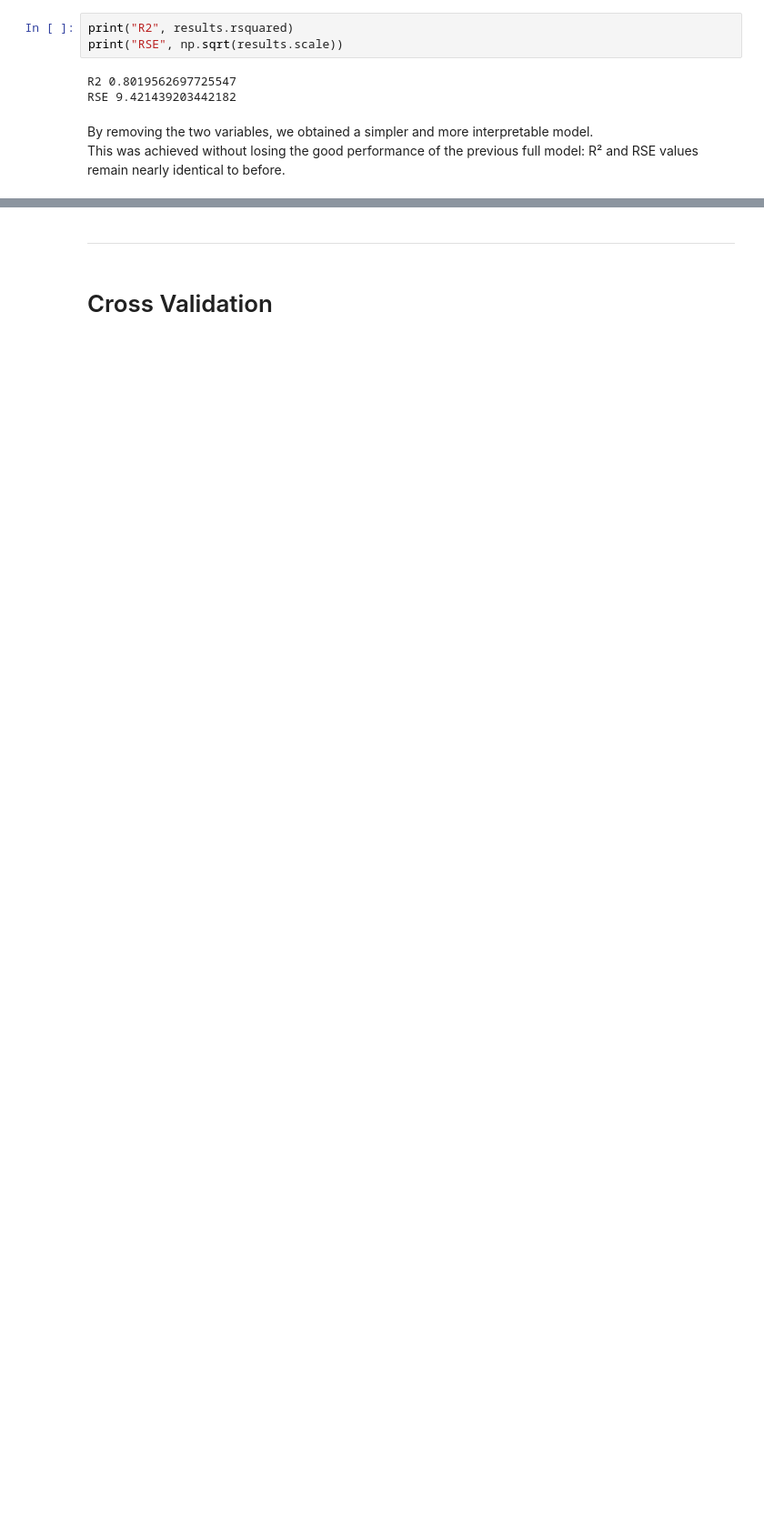
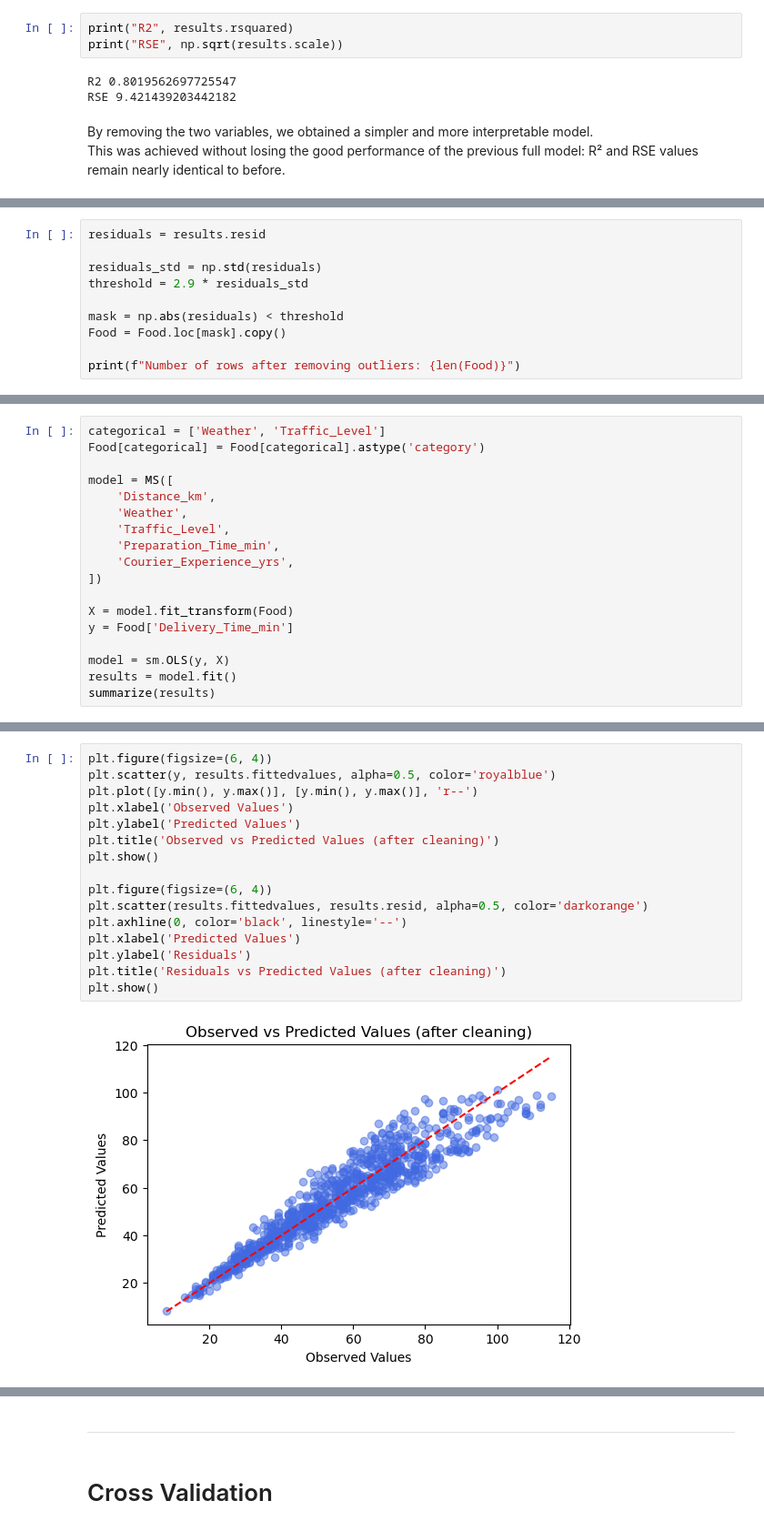
Before and after one commit to DanieleGotti/Food_Delivery_Time_Prediction, a Jupyter notebook: Food_delivery_analisis.ipynb, the cells around one changed output, grey strips where cells are left out. Shown at 91% size. Saved outputs shown, nothing was run; the diff lists cells and outputs as text; blank space fills up the shorter version.

```diff
--- a/Food_delivery_analisis.ipynb
+++ b/Food_delivery_analisis.ipynb
@@ -708,0 +728,10 @@ plt.show()
+# %%
+residuals = results.resid
+
+residuals_std = np.std(residuals)
+threshold = 2.9 * residuals_std
+
+mask = np.abs(residuals) < threshold
+Food = Food.loc[mask].copy()
+
+print(f"Number of rows after removing outliers: {len(Food)}")
@@ -708,0 +740,18 @@ plt.show()
+# %%
+categorical = ['Weather', 'Traffic_Level']
+Food[categorical] = Food[categorical].astype('category')
+
+model = MS([
+    'Distance_km',
+    'Weather',
+    'Traffic_Level',
+    'Preparation_Time_min',
+    'Courier_Experience_yrs',
+])
+
+X = model.fit_transform(Food)
+y = Food['Delivery_Time_min']
+
+model = sm.OLS(y, X)
+results = model.fit()
+summarize(results)
@@ -708,0 +780,18 @@ plt.show()
+# %%
+plt.figure(figsize=(6, 4))
+plt.scatter(y, results.fittedvalues, alpha=0.5, color='royalblue')
+plt.plot([y.min(), y.max()], [y.min(), y.max()], 'r--')
+plt.xlabel('Observed Values')
+plt.ylabel('Predicted Values')
+plt.title('Observed vs Predicted Values (after cleaning)')
+plt.show()
+
+plt.figure(figsize=(6, 4))
+plt.scatter(results.fittedvalues, results.resid, alpha=0.5, color='darkorange')
+plt.axhline(0, color='black', linestyle='--')
+plt.xlabel('Predicted Values')
+plt.ylabel('Residuals')
+plt.title('Residuals vs Predicted Values (after cleaning)')
+plt.show()
+# %% [output]
+[figure, added]
```
Also changed, not shown: parts of 18 cells of this notebook, 2 other files.
